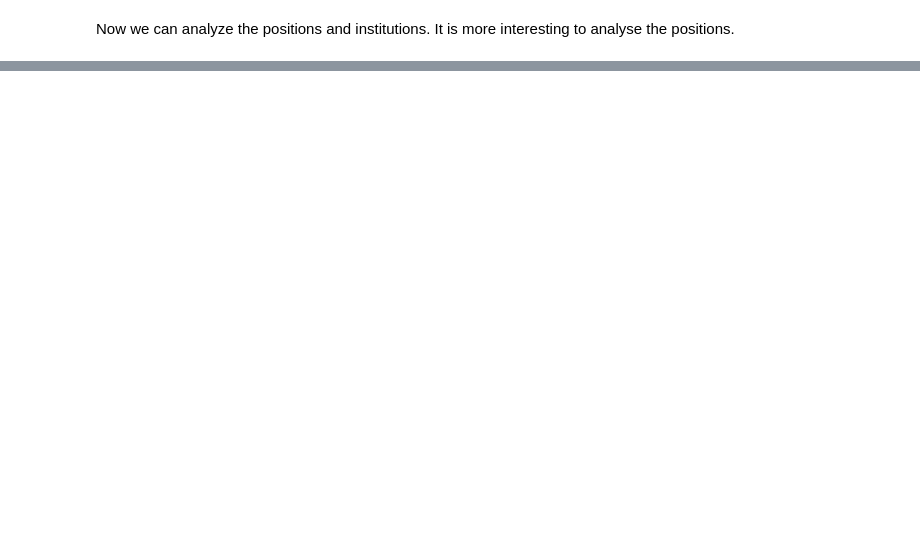
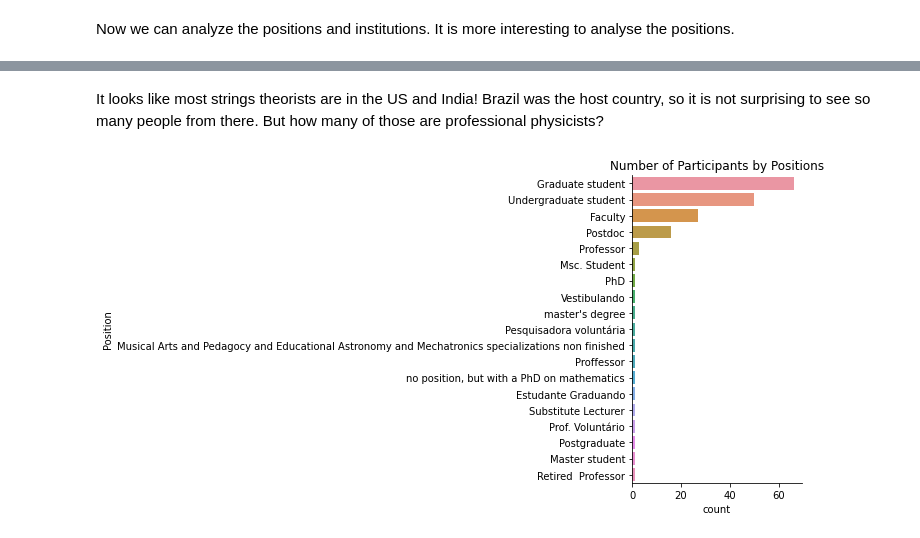
Before and after one commit to fabiomnsantos/strings-participants, a Jupyter notebook: strings-table.ipynb, the cells around one changed output, grey strips where cells are left out. Saved outputs shown, nothing was run; the diff lists cells and outputs as text; code cells hidden in the pictures; blank space fills up the shorter version.

```diff
--- a/strings-table.ipynb
+++ b/strings-table.ipynb
@@ -211,0 +224,11 @@ ax.bar(df_strings.Country.value_counts().index,df_strings.Country.value_counts()
+# %% [markdown]
+It looks like most strings theorists are in the US and India! Brazil was the host country, so it is not surprising to see so many people from there. But how many of those are professional physicists?
+# %%
+strings_brazil = df_strings[df_strings.Country == 'Brazil']
+pos_order = strings_brazil.Position.value_counts().index
+g = sns.catplot(data=strings_brazil, y='Position', kind='count', aspect=2, order=pos_order)
+g.set(title='Number of Participants by Positions')
+
+plt.show()
+# %% [output]
+[figure, added]
```
Also changed, not shown: parts of 33 cells of this notebook.
